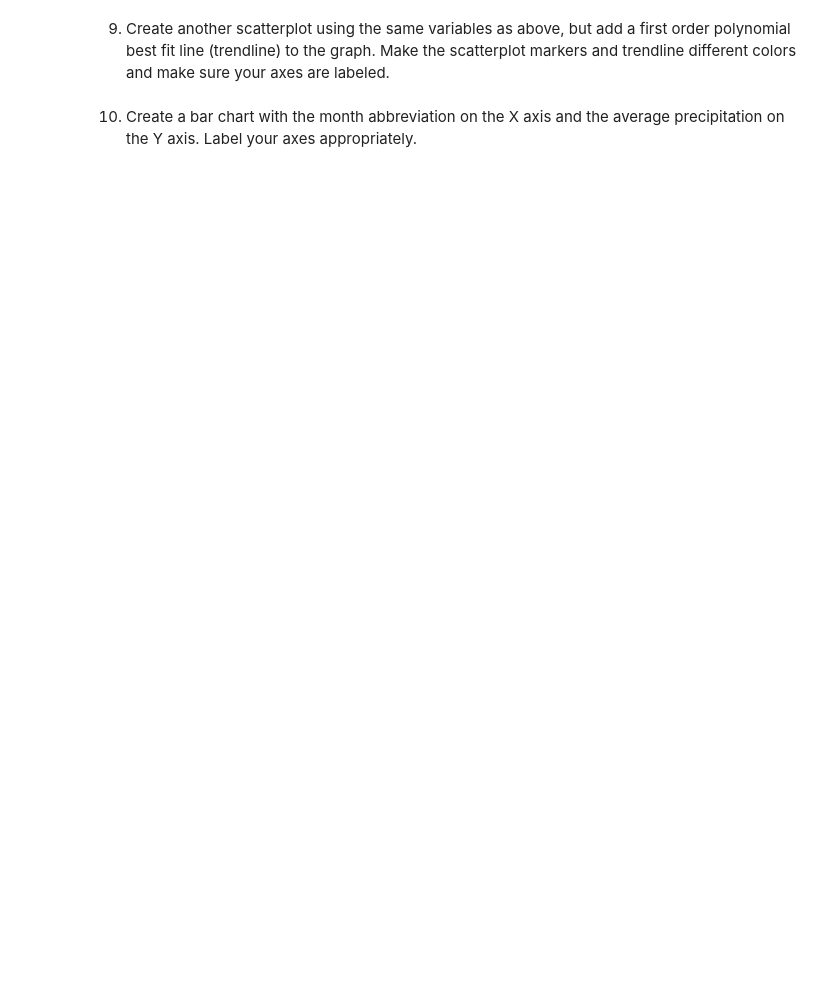
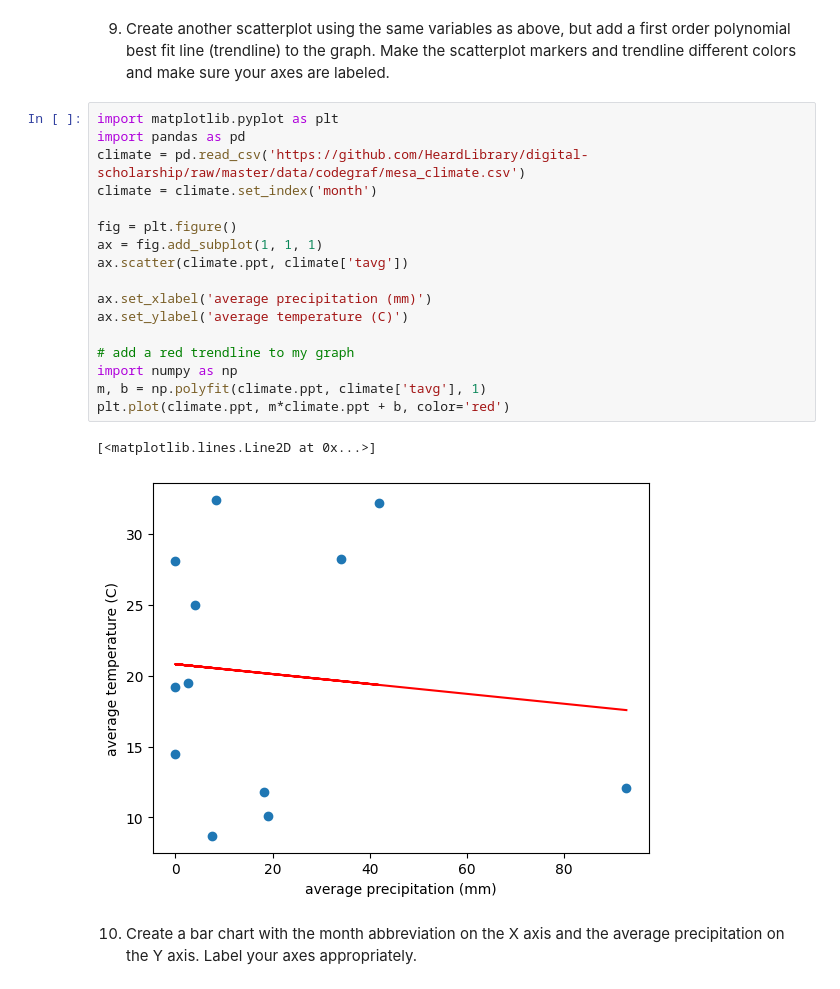
Before and after one commit to wanam4/EES2580, a Jupyter notebook: ees4_practice.ipynb, the cells around one changed output. Saved outputs shown, nothing was run; the diff lists cells and outputs as text; blank space fills up the shorter version.

```diff
--- a/ees4_practice.ipynb
+++ b/ees4_practice.ipynb
@@ -69,4 +127,24 @@ climate = climate.set_index('month')
 # %% [markdown]
 9. Create another scatterplot using the same variables as above, but add a first order polynomial best fit line (trendline) to the graph. Make the scatterplot markers and trendline different colors and make sure your axes are labeled.
+# %%
+import matplotlib.pyplot as plt
+import pandas as pd
+climate = pd.read_csv('https://github.com/HeardLibrary/digital-scholarship/raw/master/data/codegraf/mesa_climate.csv')
+climate = climate.set_index('month')
+
+fig = plt.figure()
+ax = fig.add_subplot(1, 1, 1)
+ax.scatter(climate.ppt, climate['tavg'])
+
+ax.set_xlabel('average precipitation (mm)')
+ax.set_ylabel('average temperature (C)')
+
+# add a red trendline to my graph
+import numpy as np
+m, b = np.polyfit(climate.ppt, climate['tavg'], 1)
+plt.plot(climate.ppt, m*climate.ppt + b, color='red')
+# %% [output]
+[<matplotlib.lines.Line2D at 0x...>]
+[figure, added]
 # %% [markdown]
 10. Create a bar chart with the month abbreviation on the X axis and the average precipitation on the Y axis. Label your axes appropriately.
```
Also changed, not shown: parts of 7 cells of this notebook.
